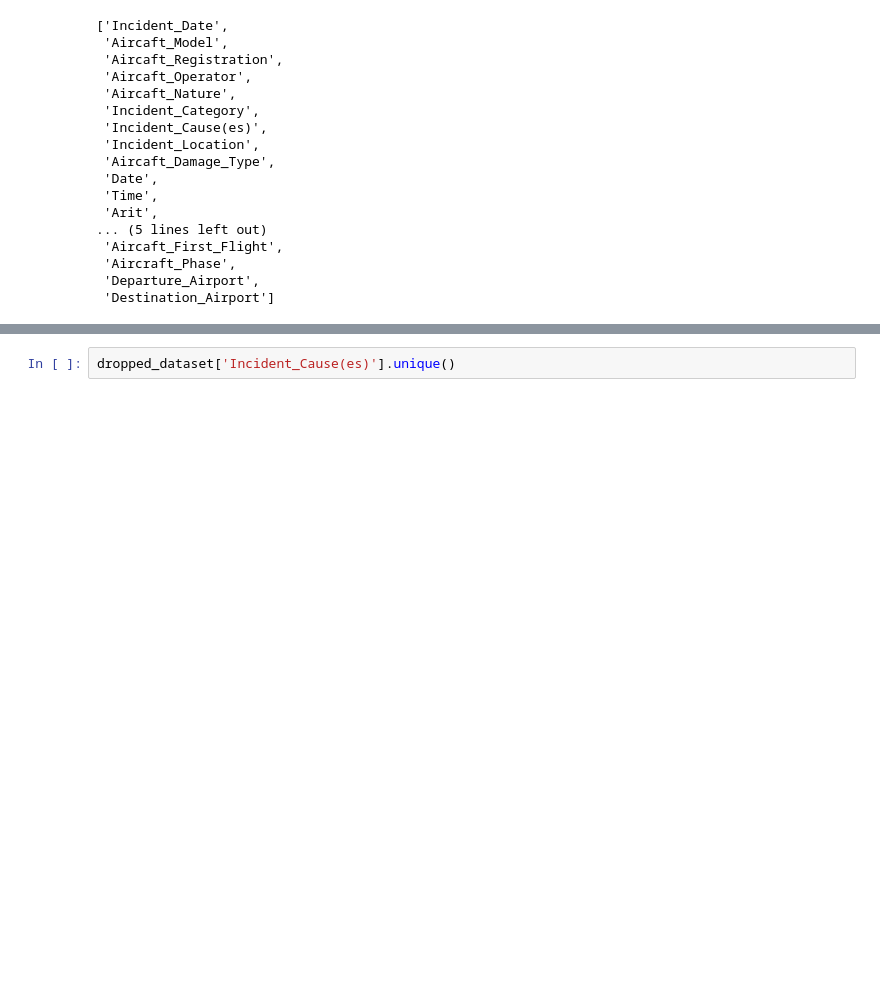
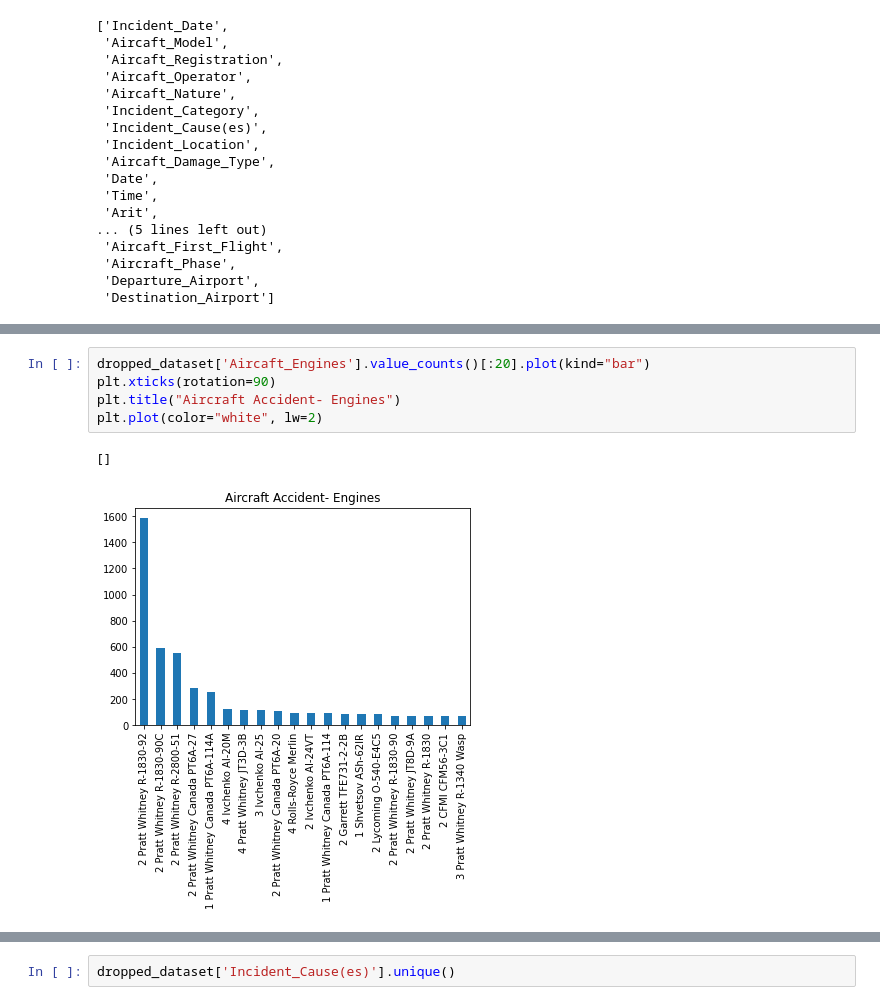
Before and after one commit to tusharsharma0605/Aircraft-Accidents-Failures-Hijacks-, a Jupyter notebook: aircraft-accidents-failures-hijacks.ipynb, the cells around one changed output, grey strips where cells are left out. Saved outputs shown, nothing was run; the diff lists cells and outputs as text; blank space fills up the shorter version.

```diff
--- a/aircraft-accidents-failures-hijacks.ipynb
+++ b/aircraft-accidents-failures-hijacks.ipynb
@@ -200,0 +277,8 @@ Name: Date, Length: 14853, dtype: int64
+# %%
+dropped_dataset['Aircaft_Engines'].value_counts()[:20].plot(kind="bar")
+plt.xticks(rotation=90)
+plt.title("Aircraft Accident- Engines")
+plt.plot(color="white", lw=2)
+# %% [output]
+[]
+[figure, added]
```
Also changed, not shown: parts of 63 cells of this notebook.
